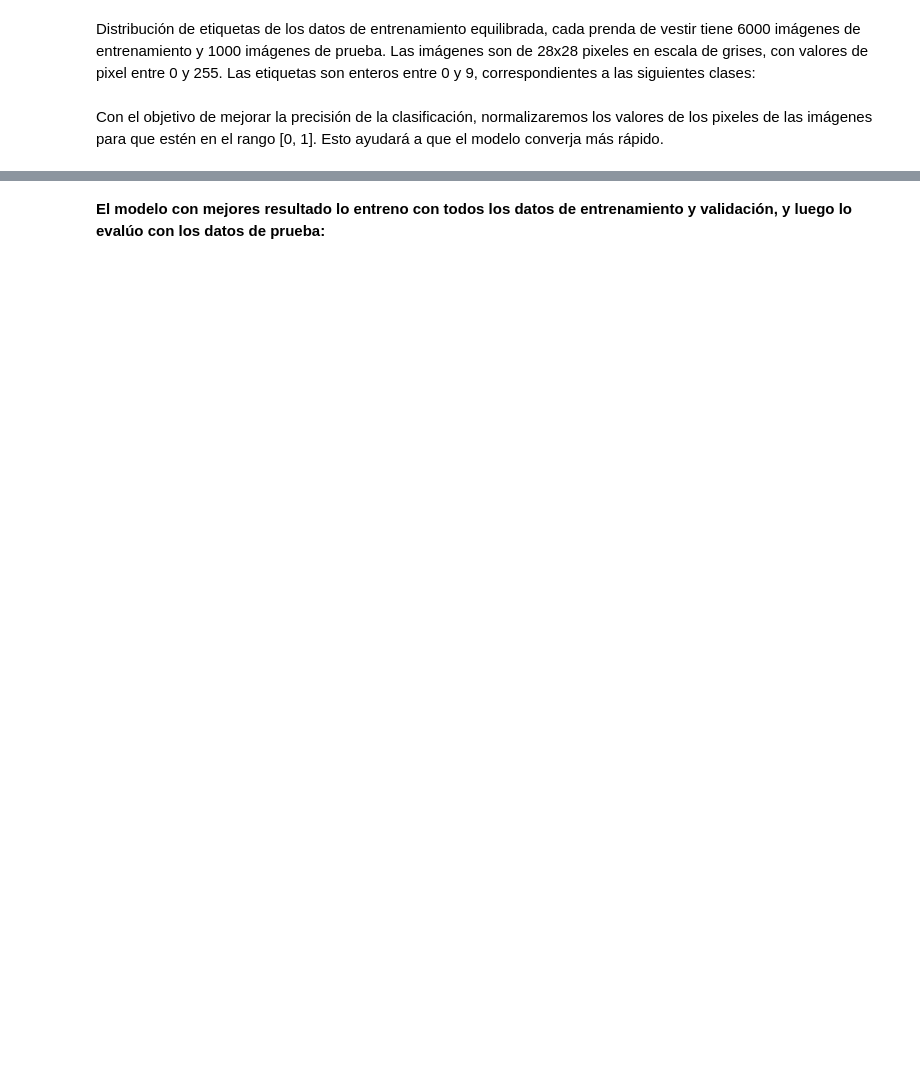
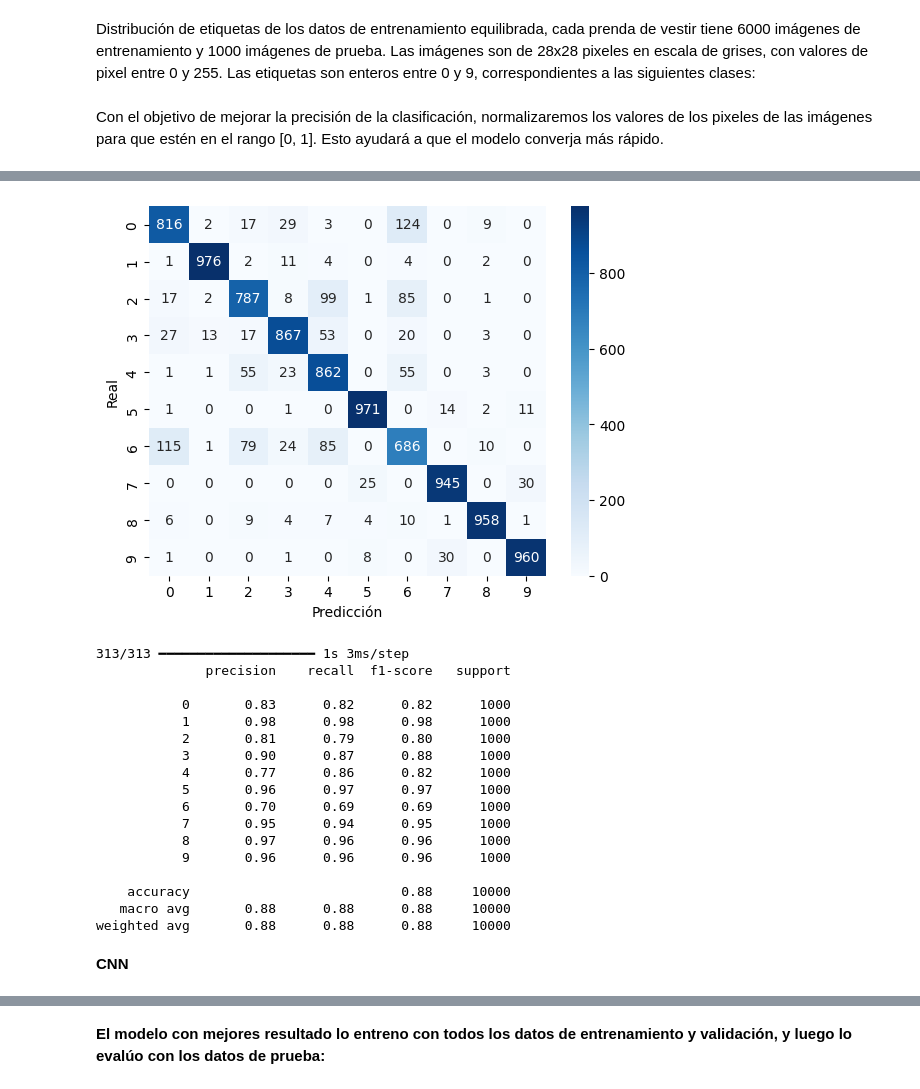
Before and after one commit to azulnogueraa/apparelsClassification, a Jupyter notebook: apparelsClassification.ipynb, the cells around one changed output, grey strips where cells are left out. Cells and saved outputs as stored; diff of their text form; code cells hidden in the pictures; blank space fills up the shorter version.

```diff
--- a/apparelsClassification.ipynb
+++ b/apparelsClassification.ipynb
@@ -385,6 +441,7 @@ class CNN3(ModeloBase):
 # %%
-# LetNet
-letnet = LetNetModel()    # instanciar modelo LeNet
+# Instanciar un modelo tipo LeNet
+letnet = Arquitecturas(model_type='LeNet')
+
 X_train = letnet.read_images(img_train)
 y_train = letnet.read_labels(lbs_train)
 X_test = letnet.read_images(img_test)
@@ -393,7 +450,7 @@ X_train, y_train = letnet.preprocesamiento(X_train, y_train)   # preprocesamient
 X_test, y_test = letnet.preprocesamiento(X_test, y_test)       # preprocesamiento test
 X_train, X_val, y_train, y_val = letnet.splitData(X_train, y_train)   # dividir datos de entrenamiento
 letnet.compile(lr=0.0005)   # compilar modelo
-history = letnet.entrenar(X_train, y_train, X_val, y_val, epochs=5, batch_size=64)   # entrenar modelo
+history = letnet.entrenar(X_train, y_train, X_val, y_val, epochs=50, batch_size=64)   # entrenar modelo
 loss, accuracy = letnet.evaluar(X_test, y_test)    # evaluar modelo
 
 print(f'Pérdida en el conjunto de prueba: {loss:.4f}')
@@ -427 +487,8 @@ Precisión en el conjunto de prueba: 0.8480
 WARNING:absl:You are saving your model as an HDF5 file via `model.save()` or `keras.saving.save_model(model)`. This file format is considered legacy. We recommend using instead the native Keras format ...
+# %%
+# confusion_matrix
+letnet.confusion_matrix(X_test, y_test)
+
+# clasification_report
+letnet.clasification_report(X_test, y_test)
+# %% [output]
@@ -428 +496,21 @@ WARNING:absl:You are saving your model as an HDF5 file via `model.save()` or `ke
+[figure, added]
+313/313 ━━━━━━━━━━━━━━━━━━━━ 1s 3ms/step
+              precision    recall  f1-score   support
+
+           0       0.83      0.82      0.82      1000
+           1       0.98      0.98      0.98      1000
+           2       0.81      0.79      0.80      1000
+           3       0.90      0.87      0.88      1000
+           4       0.77      0.86      0.82      1000
+           5       0.96      0.97      0.97      1000
+           6       0.70      0.69      0.69      1000
+           7       0.95      0.94      0.95      1000
+           8       0.97      0.96      0.96      1000
+           9       0.96      0.96      0.96      1000
+
+    accuracy                           0.88     10000
+   macro avg       0.88      0.88      0.88     10000
+weighted avg       0.88      0.88      0.88     10000
+# %% [markdown]
+**CNN**
 # %%
```
Also changed, not shown: parts of 33 cells of this notebook, 15 other files.
